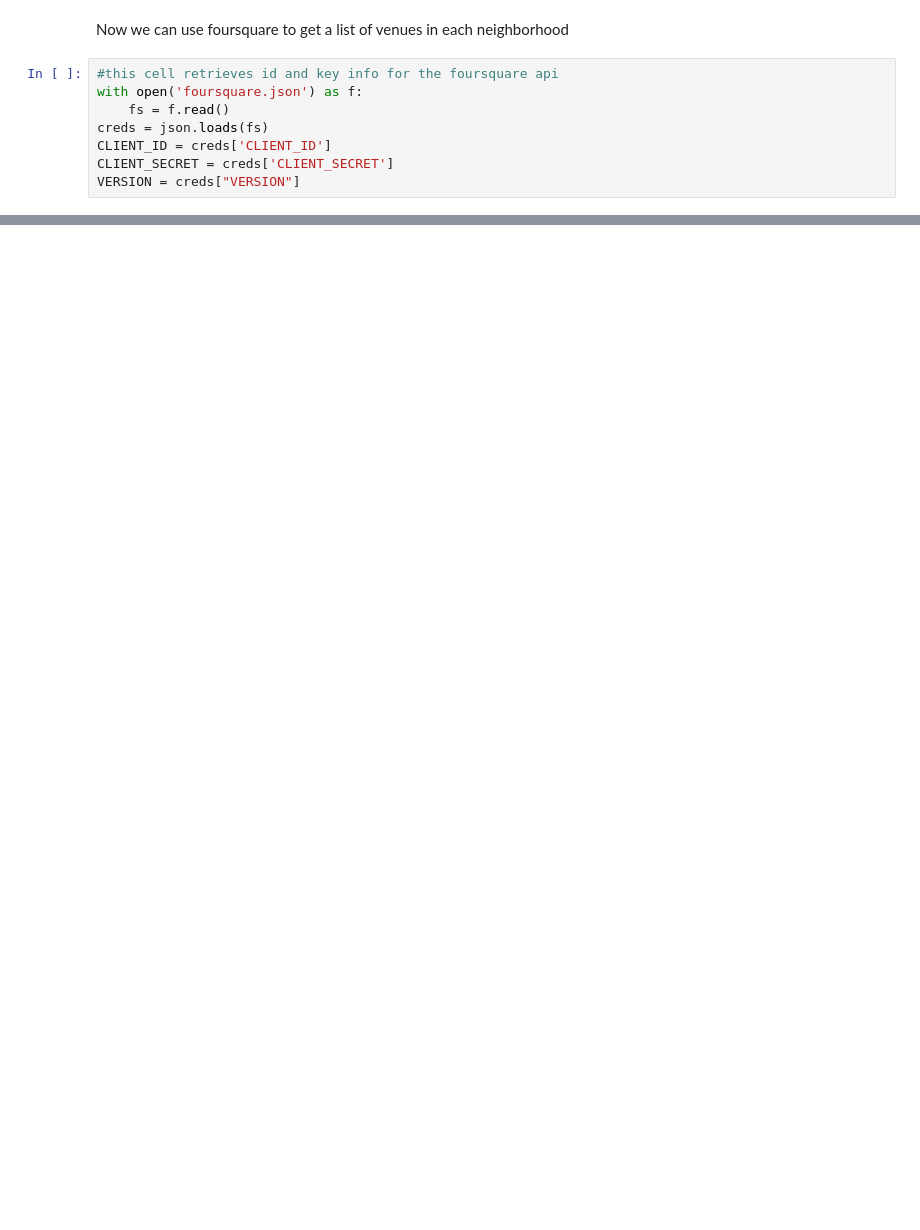
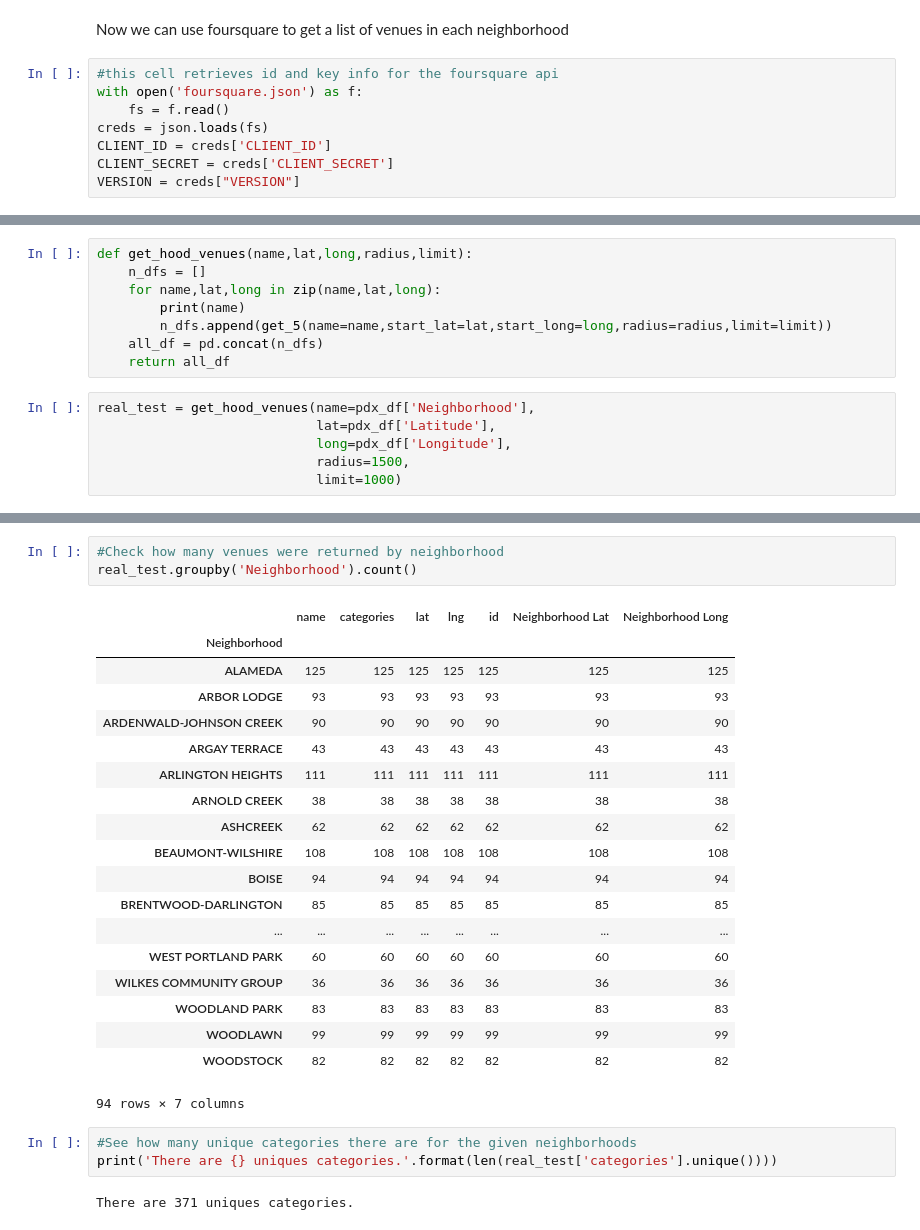
Before and after one commit to ExtraLime/Coursea_Capstone, a Jupyter notebook: pdx.ipynb, the cells around one changed output, grey strips where cells are left out. Saved outputs shown, nothing was run; the diff lists cells and outputs as text; blank space fills up the shorter version.

```diff
--- a/pdx.ipynb
+++ b/pdx.ipynb
@@ -624,0 +699,14 @@ results = requests.get(url).json()
+# %%
+def get_hood_venues(name,lat,long,radius,limit):
+    n_dfs = []
+    for name,lat,long in zip(name,lat,long):
+        print(name)
+        n_dfs.append(get_5(name=name,start_lat=lat,start_long=long,radius=radius,limit=limit))
+    all_df = pd.concat(n_dfs)
+    return all_df
+# %%
+real_test = get_hood_venues(name=pdx_df['Neighborhood'],
+                            lat=pdx_df['Latitude'],
+                            long=pdx_df['Longitude'],
+                            radius=1500,
+                            limit=1000)
@@ -624,0 +740,28 @@ results = requests.get(url).json()
+# %%
+#Check how many venues were returned by neighborhood
+real_test.groupby('Neighborhood').count()
+# %% [output]
+|  | name | categories | lat | lng | id | Neighborhood Lat | Neighborhood Long |
+| Neighborhood |  |  |  |  |  |  |  |
+| ALAMEDA | 125 | 125 | 125 | 125 | 125 | 125 | 125 |
+| ARBOR LODGE | 93 | 93 | 93 | 93 | 93 | 93 | 93 |
+| ARDENWALD-JOHNSON CREEK | 90 | 90 | 90 | 90 | 90 | 90 | 90 |
+| ARGAY TERRACE | 43 | 43 | 43 | 43 | 43 | 43 | 43 |
+| ARLINGTON HEIGHTS | 111 | 111 | 111 | 111 | 111 | 111 | 111 |
+| ARNOLD CREEK | 38 | 38 | 38 | 38 | 38 | 38 | 38 |
+| ASHCREEK | 62 | 62 | 62 | 62 | 62 | 62 | 62 |
+| BEAUMONT-WILSHIRE | 108 | 108 | 108 | 108 | 108 | 108 | 108 |
+| BOISE | 94 | 94 | 94 | 94 | 94 | 94 | 94 |
+| BRENTWOOD-DARLINGTON | 85 | 85 | 85 | 85 | 85 | 85 | 85 |
+| ... | ... | ... | ... | ... | ... | ... | ... |
+| WEST PORTLAND PARK | 60 | 60 | 60 | 60 | 60 | 60 | 60 |
+| WILKES COMMUNITY GROUP | 36 | 36 | 36 | 36 | 36 | 36 | 36 |
+| WOODLAND PARK | 83 | 83 | 83 | 83 | 83 | 83 | 83 |
+| WOODLAWN | 99 | 99 | 99 | 99 | 99 | 99 | 99 |
+| WOODSTOCK | 82 | 82 | 82 | 82 | 82 | 82 | 82 |
+94 rows × 7 columns
+# %%
+#See how many unique categories there are for the given neighborhoods
+print('There are {} uniques categories.'.format(len(real_test['categories'].unique())))
+# %% [output]
+There are 371 uniques categories.
```
Also changed, not shown: parts of 50 cells of this notebook, 1 other file.
